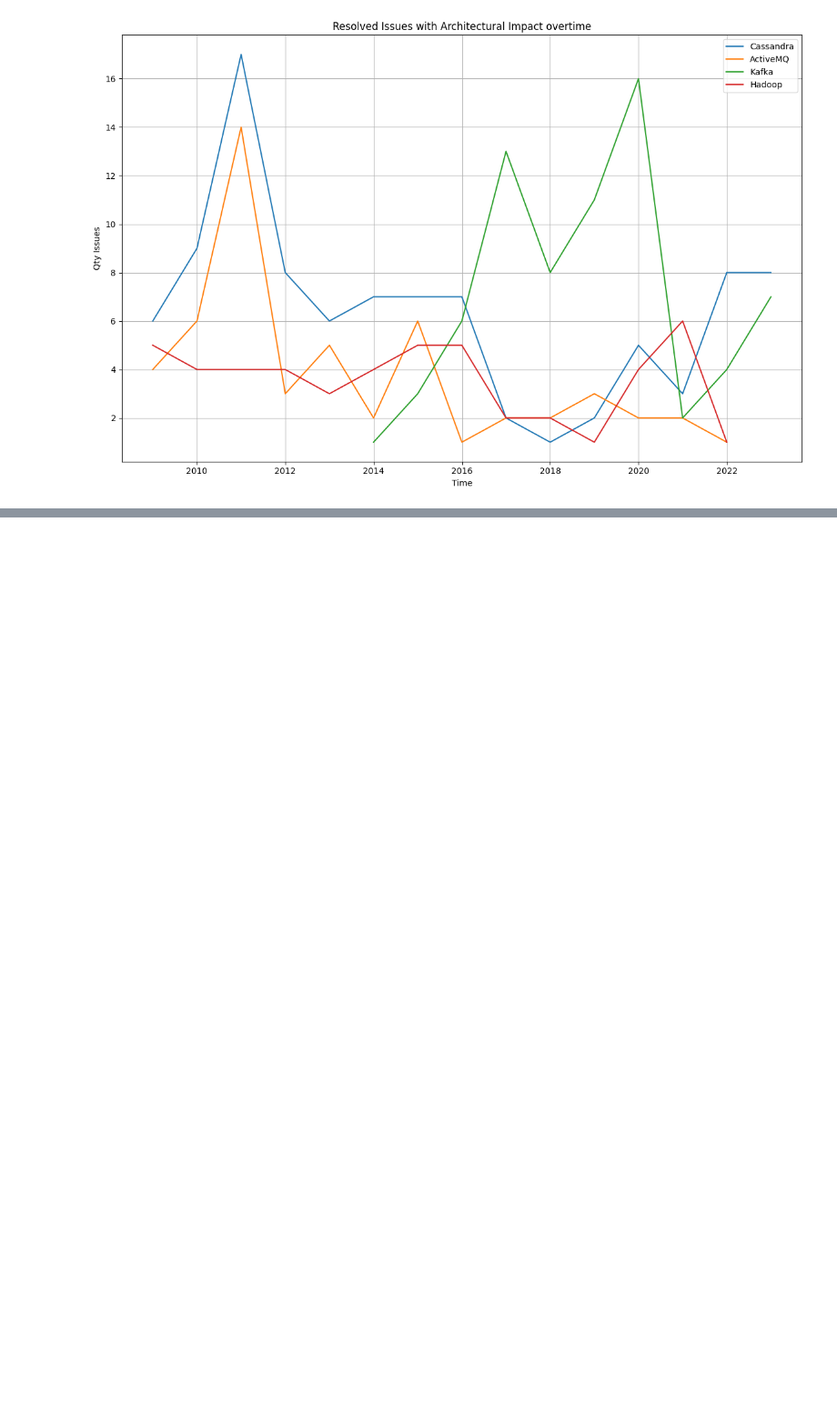
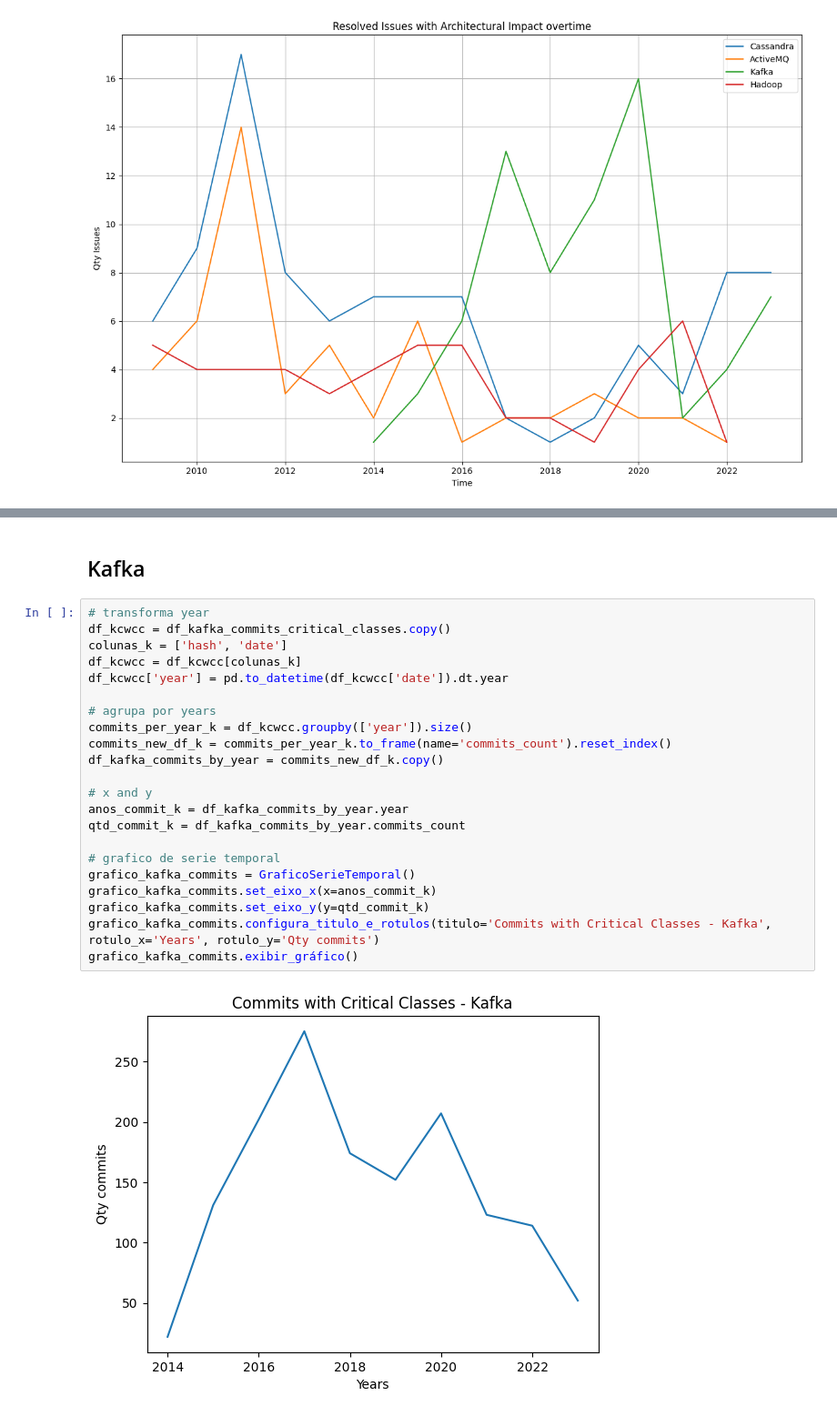
Before and after one commit to armandossrecife/my_validation, a Jupyter notebook: my_comparison.ipynb, the cells around one changed output, grey strips where cells are left out. Shown at 91% size. Cells and saved outputs as stored; diff of their text form; blank space fills up the shorter version.

```diff
--- a/my_comparison.ipynb
+++ b/my_comparison.ipynb
@@ -2405,0 +2475,26 @@ gera_graficos_sobrescritos(t1=(anos_cr, qtd_issues_cr), t2=(anos_ar, qtd_issues_
+# %% [markdown]
+## Kafka
+# %%
+# transforma year
+df_kcwcc = df_kafka_commits_critical_classes.copy()
+colunas_k = ['hash', 'date']
+df_kcwcc = df_kcwcc[colunas_k]
+df_kcwcc['year'] = pd.to_datetime(df_kcwcc['date']).dt.year
+
+# agrupa por years
+commits_per_year_k = df_kcwcc.groupby(['year']).size()
+commits_new_df_k = commits_per_year_k.to_frame(name='commits_count').reset_index()
+df_kafka_commits_by_year = commits_new_df_k.copy()
+
+# x and y
+anos_commit_k = df_kafka_commits_by_year.year
+qtd_commit_k = df_kafka_commits_by_year.commits_count
+
+# grafico de serie temporal
+grafico_kafka_commits = GraficoSerieTemporal()
+grafico_kafka_commits.set_eixo_x(x=anos_commit_k)
+grafico_kafka_commits.set_eixo_y(y=qtd_commit_k)
+grafico_kafka_commits.configura_titulo_e_rotulos(titulo='Commits with Critical Classes - Kafka', rotulo_x='Years', rotulo_y='Qty commits')
+grafico_kafka_commits.exibir_gráfico()
+# %% [output]
+[figure, added]
```
Also changed, not shown: parts of 15 cells of this notebook.
